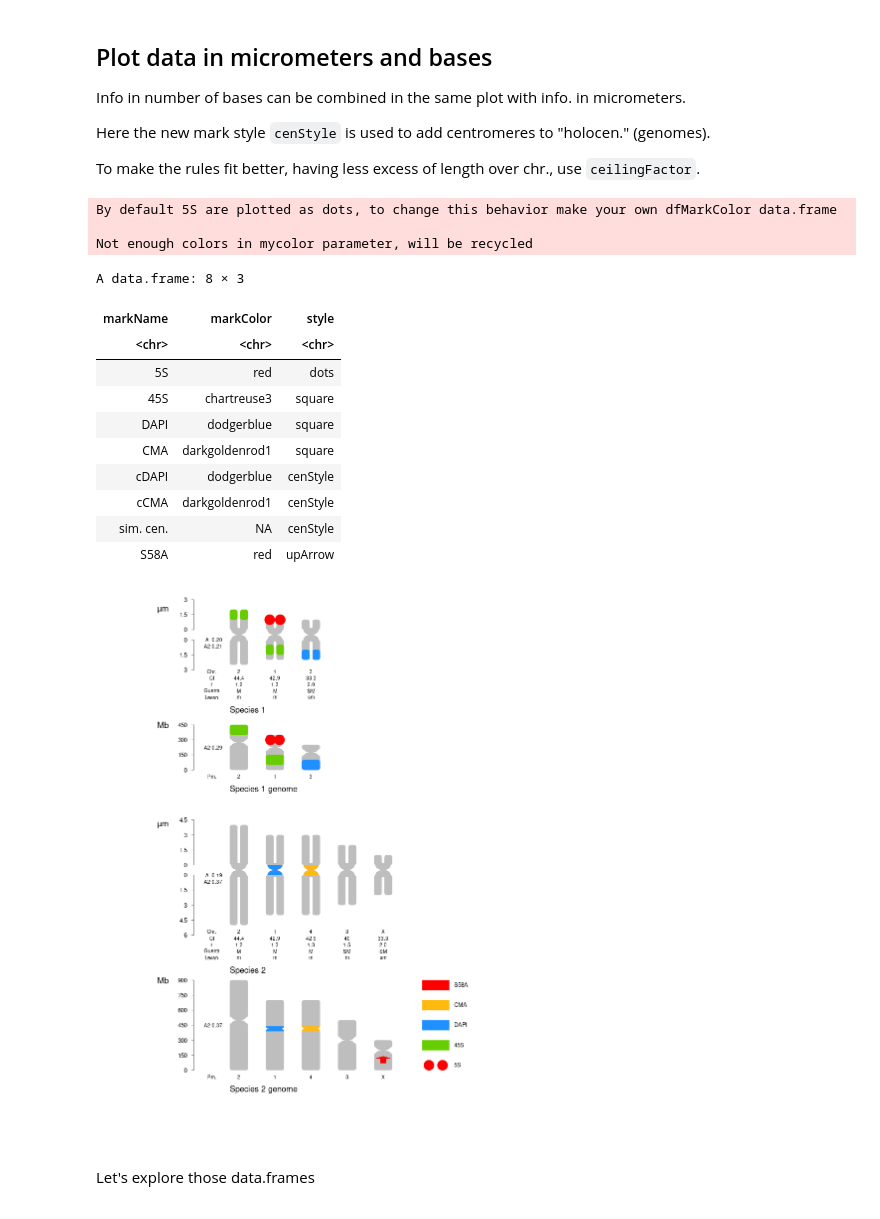
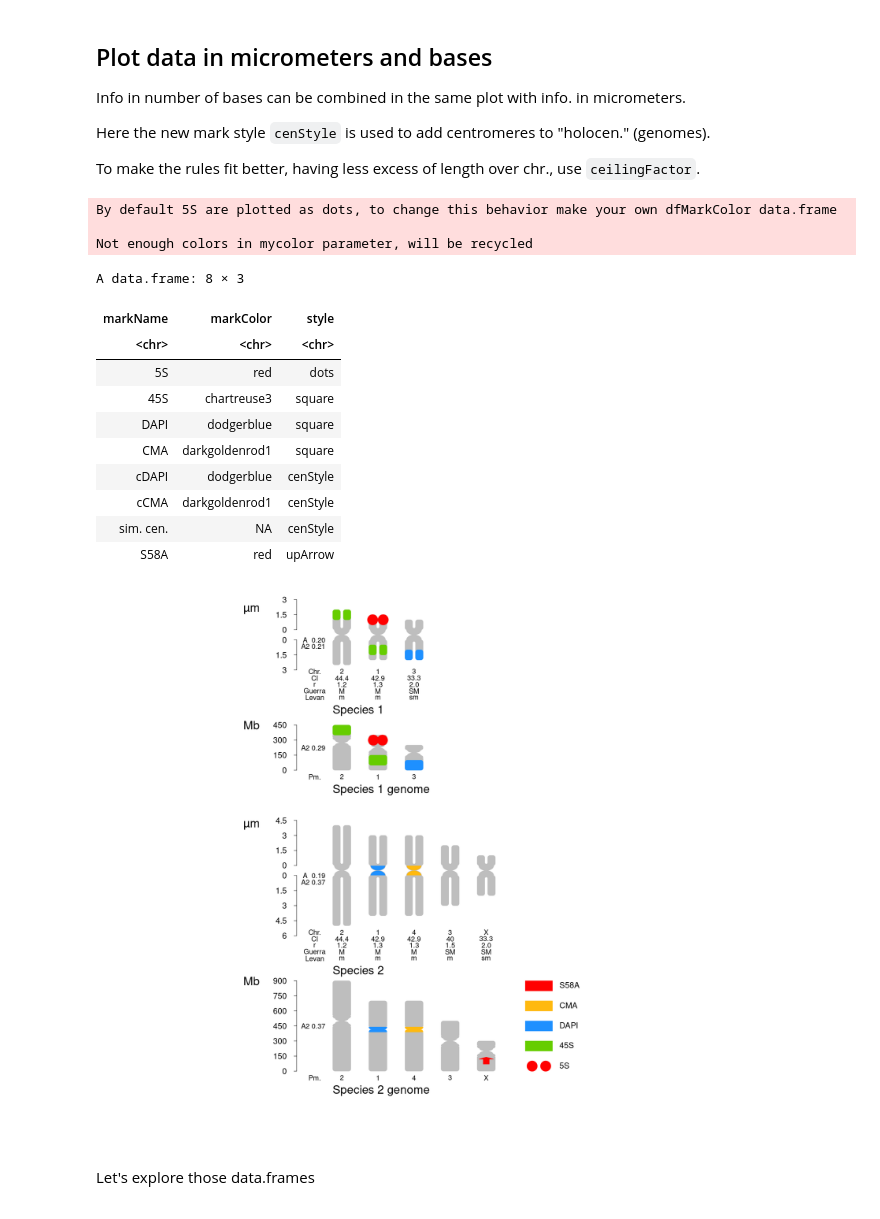
Before and after one commit to fernandoroa/IFjupyter, a Jupyter notebook: 06-units.ipynb, the cells around one changed output. Drawn from its saved outputs; the diff is of its cells as text; code cells hidden in the pictures.

```diff
--- a/06-units.ipynb
+++ b/06-units.ipynb
@@ -221,7 +221,7 @@ dfMarkColorAndStyle$style[8]<-"upArrow"
 dfMarkColorAndStyle
 
 par(mar=rep(0,4))
-options(repr.plot.width = 740/80, repr.plot.height = 900/80, repr.plot.res = 100)
+options(repr.plot.width = 1800/200, repr.plot.height = 1600/200, repr.plot.res = 200)
 suppressMessages(
 plotIdiograms(dfChrSize   = mixedThreeSpChrSize,  # chr. size data.frame
               dfMarkPos   = mixedThreeSpMarks,    # mark position df
@@ -241,38 +241,38 @@ plotIdiograms(dfChrSize   = mixedThreeSpChrSize,  # chr. size data.frame
               legendWidth = 1.5,          # legend items width
               fixCenBorder = TRUE,        # use chrColor as border color of cen. or cen. marks
 
-              xPosRulerTitle = 3.7,       # position of Mb (title) in ruler
+              xPosRulerTitle = 4.5,       # position of Mb (title) in ruler
               rulerPos= 0,                # ruler position
               ruler.tck=-0.005,           # ticks of ruler size and orientation
               rulerNumberPos =.7,         # position of numbers in ruler
               rulerNumberSize=.7,         # font size of ruler numbers
               rulerInterval = 1.5,        # ruler interval for micrometeres
-              rulerIntervalMb = 150000000,# ruler interval for Mb
+              rulerIntervalMb = 150,      # ruler interval for Mb
               ceilingFactor = 1,          # affects rounding for ruler max. value
 
               ylimBotMod = 0.4,           # modify ylim bottom argument
               ylimTopMod = 0              # modify ylim top argument
               ,holocenNotAsChromatids = TRUE # do not use chromatids in holocen.
               ,pattern="^c"               # regex pattern to remove from mark names
               ,remSimiMarkLeg = TRUE      # remove pseudoduplicate names arising from pattern removal
 )
 )
 # %% [output]
 By default 5S are plotted as dots, to change this behavior make your own dfMarkColor data.frame
 
 Not enough colors in mycolor parameter, will be recycled
 A data.frame: 8 × 3
 | markName | markColor | style |
 | <chr> | <chr> | <chr> |
 | 5S | red | dots |
 | 45S | chartreuse3 | square |
 | DAPI | dodgerblue | square |
 | CMA | darkgoldenrod1 | square |
 | cDAPI | dodgerblue | cenStyle |
 | cCMA | darkgoldenrod1 | cenStyle |
 | sim. cen. | NA | cenStyle |
 | S58A | red | upArrow |
-[figure, old version]
+[figure, new version]
 # %% [markdown]
 </div>
 
```
Also changed, not shown: parts of 4 cells of this notebook, 12 other files.
